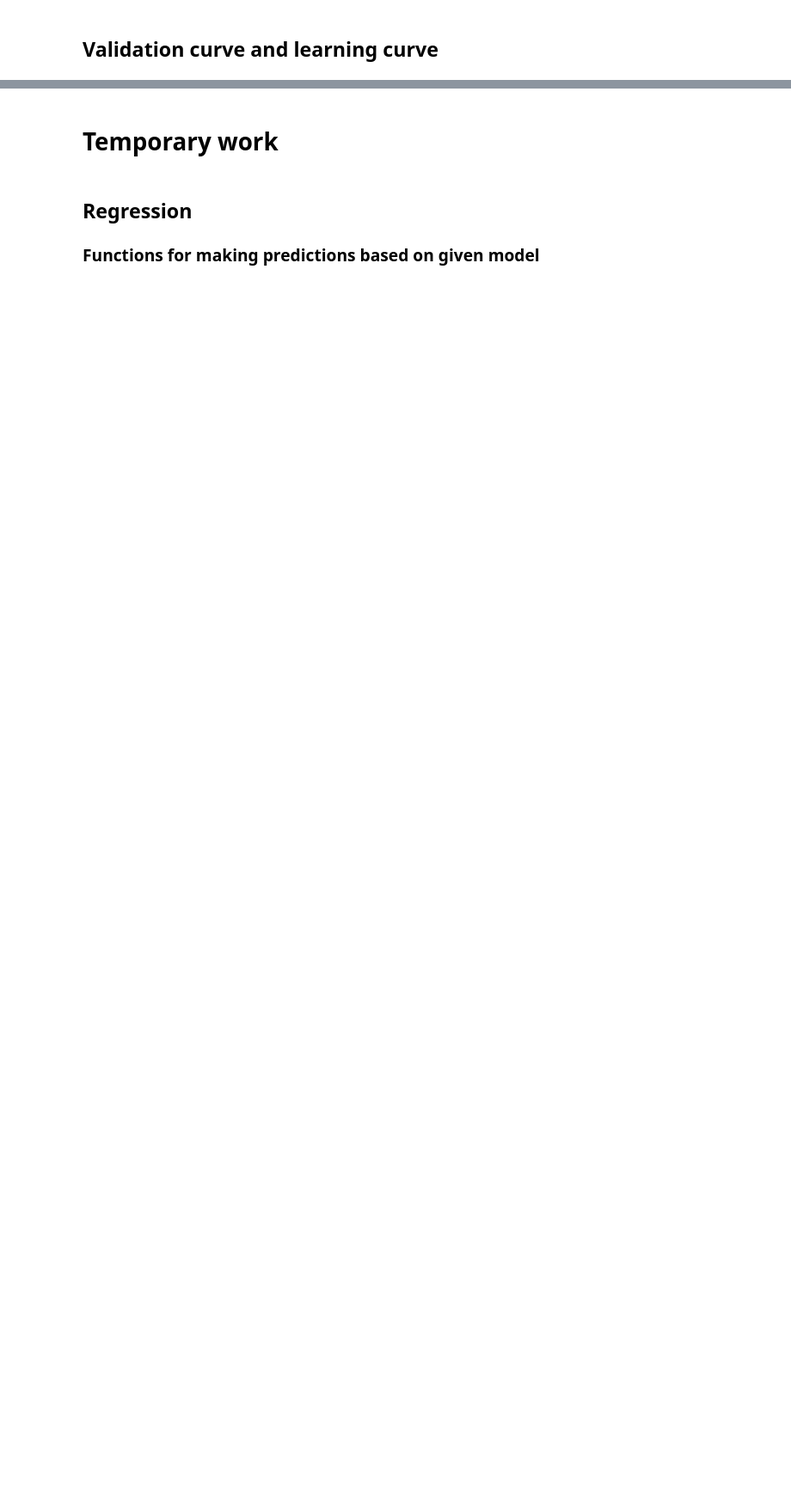
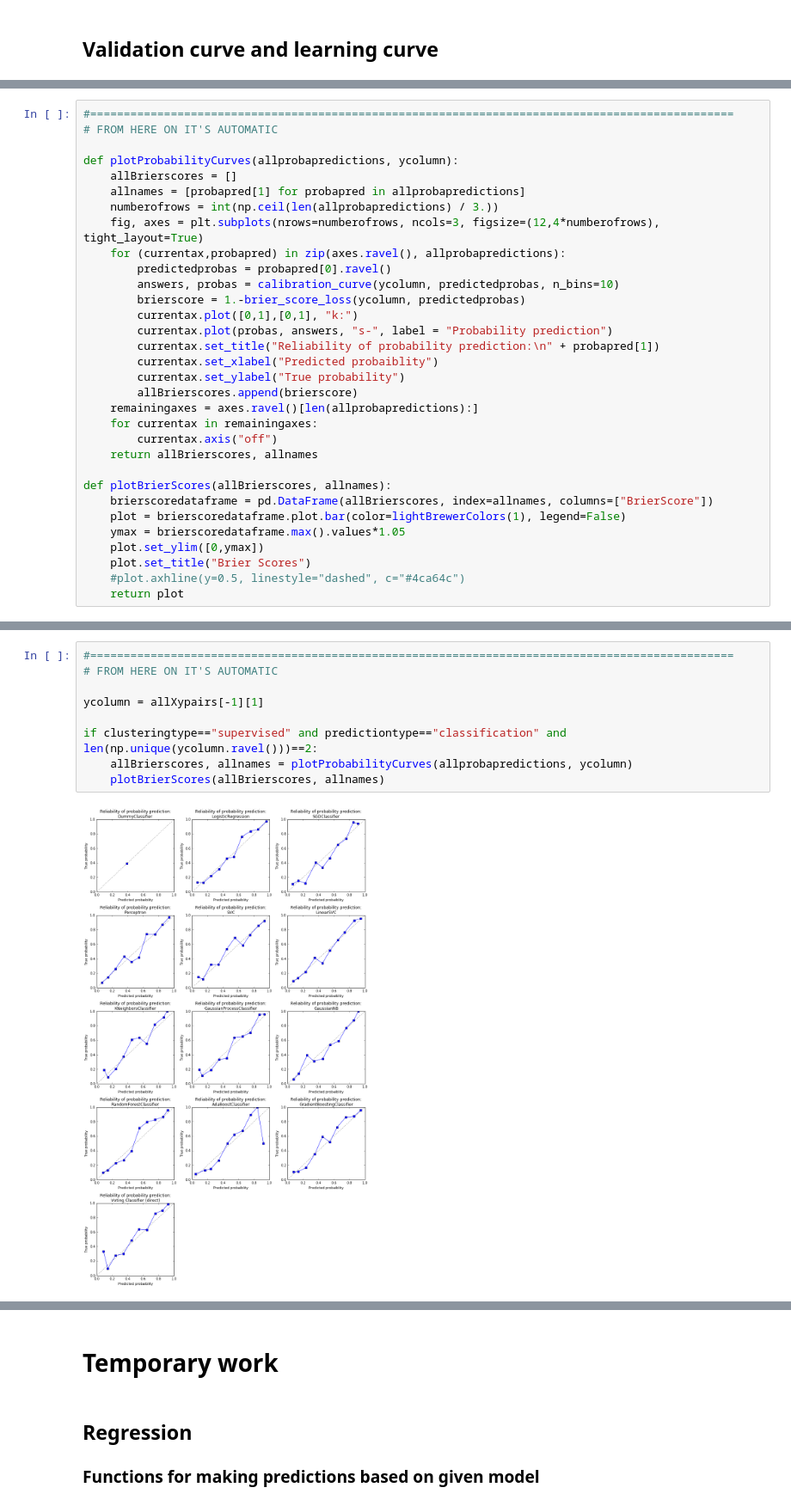
Before and after one commit to dangall/FullDataAnalysisPipeline, a Jupyter notebook: Predictions.ipynb, the cells around one changed output, grey strips where cells are left out. Shown at 86% size. Saved outputs shown, nothing was run; the diff lists cells and outputs as text; blank space fills up the shorter version.

```diff
--- a/Predictions.ipynb
+++ b/Predictions.ipynb
@@ -1878,0 +1944,32 @@ plt.plot(train_sizes, [np.mean(el) for el in valid_scores])
+# %%
+#================================================================================================
+# FROM HERE ON IT'S AUTOMATIC
+
+def plotProbabilityCurves(allprobapredictions, ycolumn):
+    allBrierscores = []
+    allnames = [probapred[1] for probapred in allprobapredictions]
+    numberofrows = int(np.ceil(len(allprobapredictions) / 3.))
+    fig, axes = plt.subplots(nrows=numberofrows, ncols=3, figsize=(12,4*numberofrows), tight_layout=True)
+    for (currentax,probapred) in zip(axes.ravel(), allprobapredictions):
+        predictedprobas = probapred[0].ravel()
+        answers, probas = calibration_curve(ycolumn, predictedprobas, n_bins=10)
+        brierscore = 1.-brier_score_loss(ycolumn, predictedprobas)
+        currentax.plot([0,1],[0,1], "k:")
+        currentax.plot(probas, answers, "s-", label = "Probability prediction")
+        currentax.set_title("Reliability of probability prediction:\n" + probapred[1])
+        currentax.set_xlabel("Predicted probaiblity")
+        currentax.set_ylabel("True probability")
+        allBrierscores.append(brierscore)
+    remainingaxes = axes.ravel()[len(allprobapredictions):]
+    for currentax in remainingaxes:
+        currentax.axis("off")
+    return allBrierscores, allnames
+
+def plotBrierScores(allBrierscores, allnames):
+    brierscoredataframe = pd.DataFrame(allBrierscores, index=allnames, columns=["BrierScore"])
+    plot = brierscoredataframe.plot.bar(color=lightBrewerColors(1), legend=False)
+    ymax = brierscoredataframe.max().values*1.05
+    plot.set_ylim([0,ymax])
+    plot.set_title("Brier Scores")
+    #plot.axhline(y=0.5, linestyle="dashed", c="#4ca64c")
+    return plot
@@ -1878,0 +1978,11 @@ plt.plot(train_sizes, [np.mean(el) for el in valid_scores])
+# %%
+#================================================================================================
+# FROM HERE ON IT'S AUTOMATIC
+
+ycolumn = allXypairs[-1][1]
+
+if clusteringtype=="supervised" and predictiontype=="classification" and len(np.unique(ycolumn.ravel()))==2:
+    allBrierscores, allnames = plotProbabilityCurves(allprobapredictions, ycolumn)
+    plotBrierScores(allBrierscores, allnames)
+# %% [output]
+[figure, added]
```
Also changed, not shown: parts of 16 cells of this notebook.
